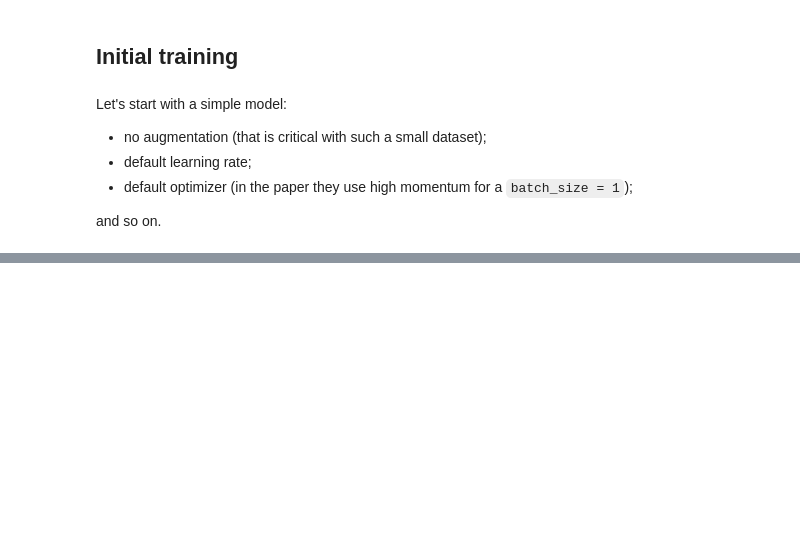
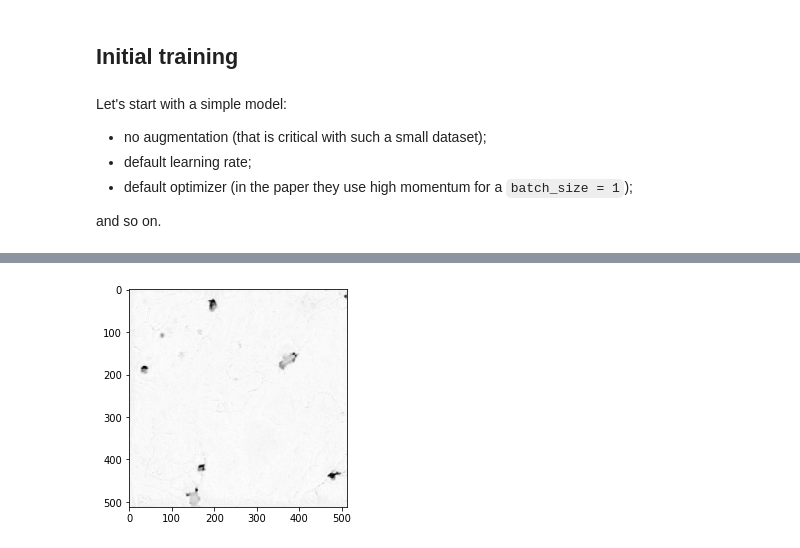
Before and after one commit to ilyarudyak/cs230_project, a Jupyter notebook: nuclear_segmentation/training.ipynb, the cells around one changed output, grey strips where cells are left out. Drawn from its saved outputs; the diff is of its cells as text; code cells hidden in the pictures; blank space fills up the shorter version.

```diff
--- a/nuclear_segmentation/training.ipynb
+++ b/nuclear_segmentation/training.ipynb
@@ -63,0 +70,4 @@ Checkpoint Directory exists!
+# %%
+params.cuda = torch.cuda.is_available()
+dataloaders = fetch_dataloader(['test'], params)
+test_dataloader = dataloaders['test']
@@ -63,0 +78,6 @@ Checkpoint Directory exists!
+# %%
+model = net.Unet().cuda() if params.cuda else net.Unet()
+checkpoint = os.path.join(model_dir, 'best.pth.tar')
+utils.load_checkpoint(checkpoint, model);
+# %%
+preds = predict(model, test_dataloader)
@@ -63,0 +100,4 @@ Checkpoint Directory exists!
+# %%
+plt.imshow(preds[0].reshape(512, 512), cmap='gray');
+# %% [output]
+[figure, added]
```
Also changed, not shown: parts of 18 cells of this notebook, 6 other files.
